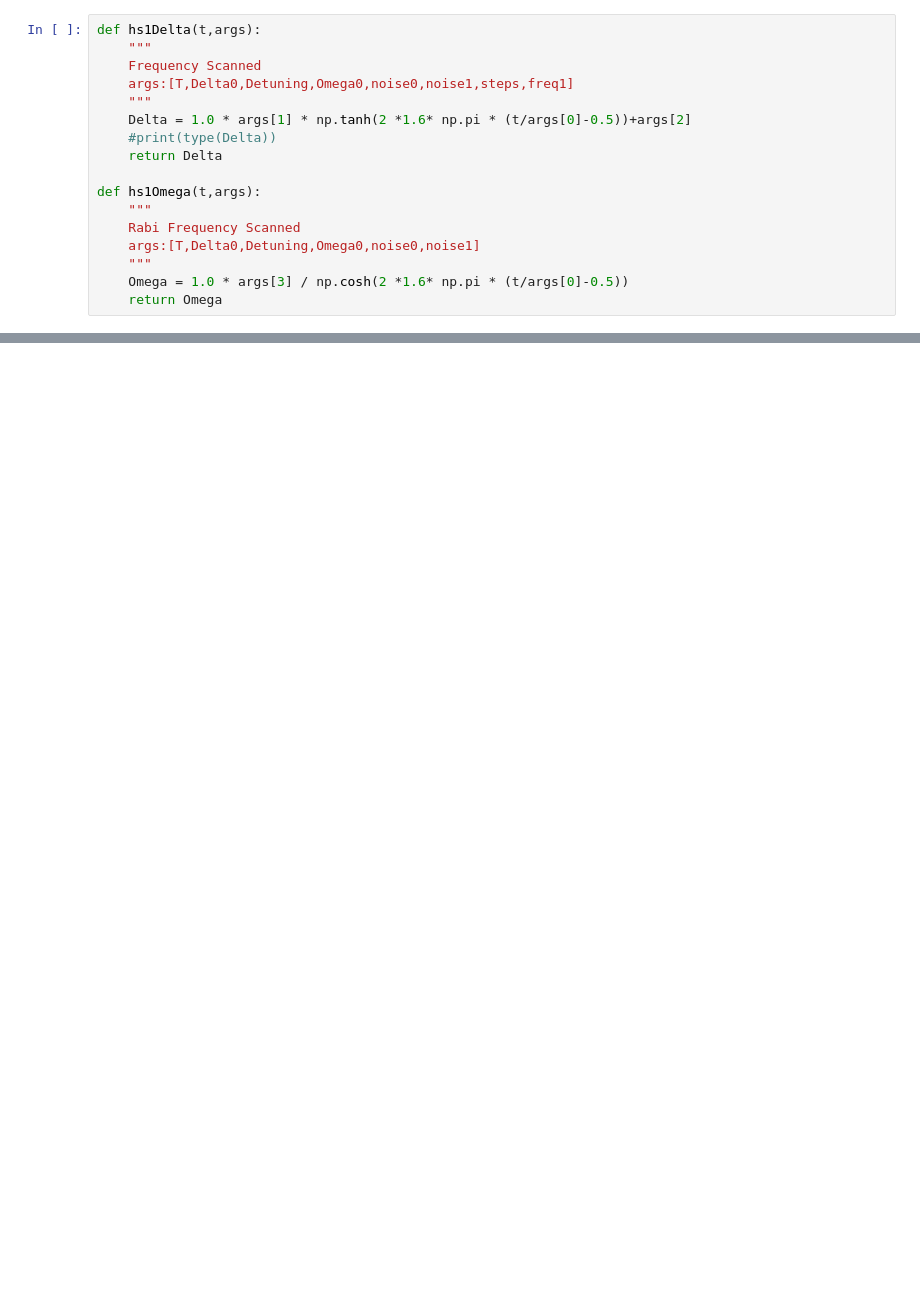
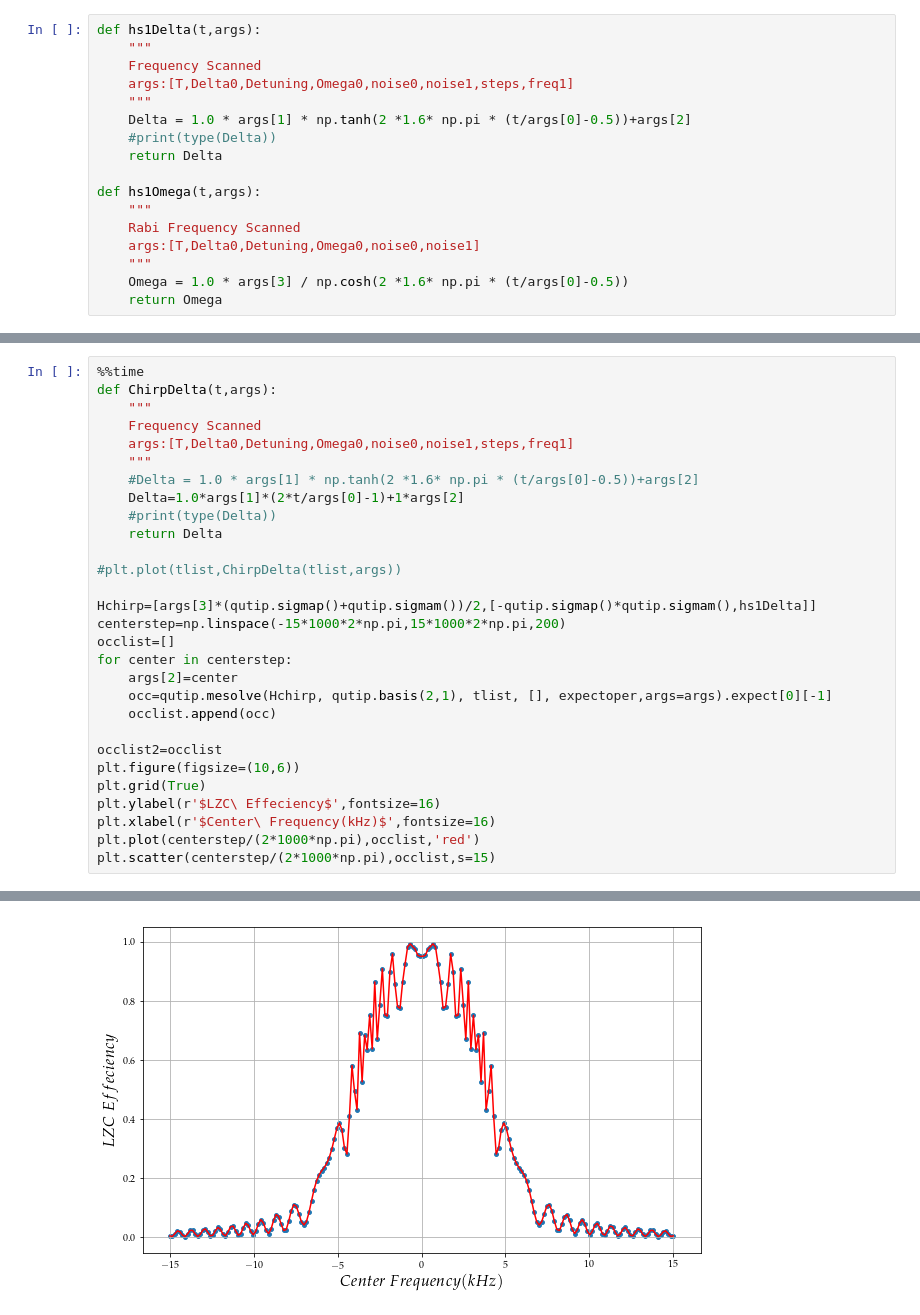
Before and after one commit to boxiaowave/pythonscriptsforlab, a Jupyter notebook: Landau-ZenerSimulationWithQutip.ipynb, the cells around one changed output, grey strips where cells are left out. Cells and saved outputs as stored; diff of their text form; blank space fills up the shorter version.

```diff
--- a/Landau-ZenerSimulationWithQutip.ipynb
+++ b/Landau-ZenerSimulationWithQutip.ipynb
@@ -78,0 +110,30 @@ Wall time: 36 s
+# %%
+%%time
+def ChirpDelta(t,args):
+    """
+    Frequency Scanned
+    args:[T,Delta0,Detuning,Omega0,noise0,noise1,steps,freq1]
+    """
+    #Delta = 1.0 * args[1] * np.tanh(2 *1.6* np.pi * (t/args[0]-0.5))+args[2]
+    Delta=1.0*args[1]*(2*t/args[0]-1)+1*args[2]
+    #print(type(Delta))
+    return Delta
+
+#plt.plot(tlist,ChirpDelta(tlist,args))
+
+Hchirp=[args[3]*(qutip.sigmap()+qutip.sigmam())/2,[-qutip.sigmap()*qutip.sigmam(),hs1Delta]]
+centerstep=np.linspace(-15*1000*2*np.pi,15*1000*2*np.pi,200)
+occlist=[]
+for center in centerstep:
+    args[2]=center
+    occ=qutip.mesolve(Hchirp, qutip.basis(2,1), tlist, [], expectoper,args=args).expect[0][-1]
+    occlist.append(occ)
+
+occlist2=occlist
+plt.figure(figsize=(10,6))
+plt.grid(True)
+plt.ylabel(r'$LZC\ Effeciency$',fontsize=16)
+plt.xlabel(r'$Center\ Frequency(kHz)$',fontsize=16)
+plt.plot(centerstep/(2*1000*np.pi),occlist,'red')
+plt.scatter(centerstep/(2*1000*np.pi),occlist,s=15)
+# %% [output]
@@ -78,0 +142 @@ Wall time: 36 s
+[figure, added]
```
Also changed, not shown: parts of 28 cells of this notebook, 11 other files.
